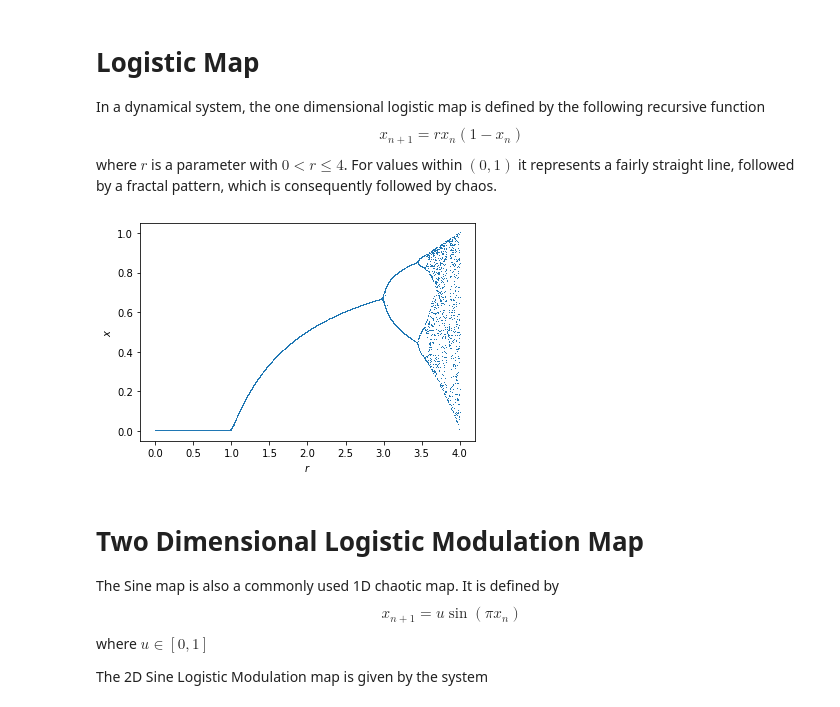
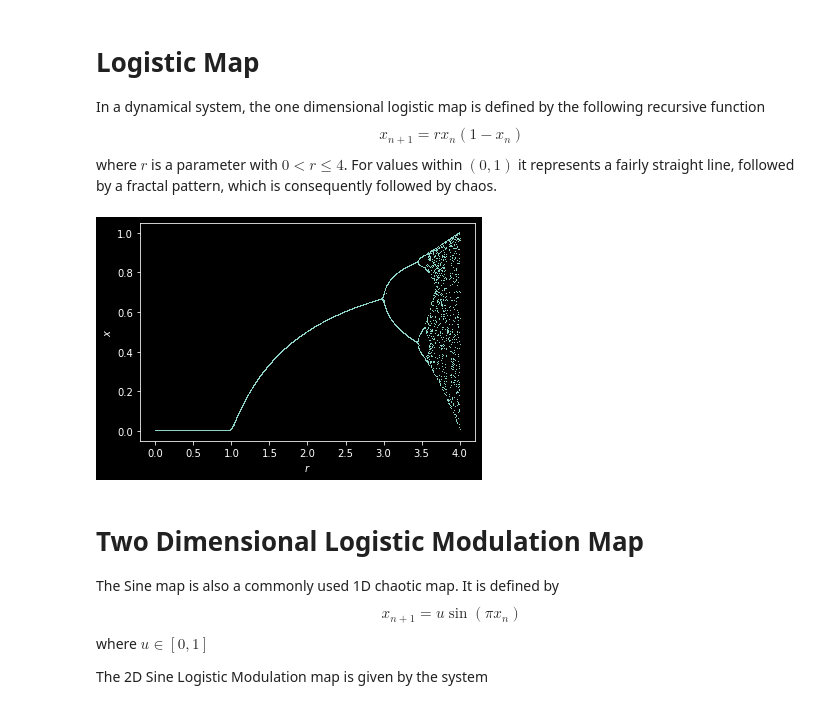
Before and after one commit to awnonbhowmik/IFS-Test, a Jupyter notebook: IFS.ipynb, the cells around one changed output. Drawn from its saved outputs; the diff is of its cells as text; code cells hidden in the pictures.

```diff
--- a/IFS.ipynb
+++ b/IFS.ipynb
@@ -8,30 +8,32 @@ from mpl_toolkits import mplot3d
 
 In a dynamical system, the one dimensional logistic map is defined by the following recursive function $$x_{n+1}=rx_n(1-x_n)$$ where $r$ is a parameter with $0<r\leq 4$. For values within $(0,1)$ it represents a fairly straight line, followed by a fractal pattern, which is consequently followed by chaos.
 # %%
+plt.style.use('dark_background')
+
 fig = plt.figure(figsize=(6,4))
 R = np.linspace(0, 4, 10000)
 
 X = []
 Y = []
 
 for r in R:
     X.append(r)
 
     x = np.random.random()
 
     for n in range(100):
         x = r*x*(1-x)
 
     Y.append(x)
 
 plt.xlabel('$r$')
 plt.ylabel('$x$')
 plt.plot(X, Y, ls='', marker=',')
 plt.show()
 
 fig.savefig('bifurcation.png', dpi=100)
 # %% [output]
-[figure, old version]
+[figure, new version]
 # %% [markdown]
 # Two Dimensional Logistic Modulation Map
 
```
Also changed, not shown: parts of 5 cells of this notebook, 3 other files.
